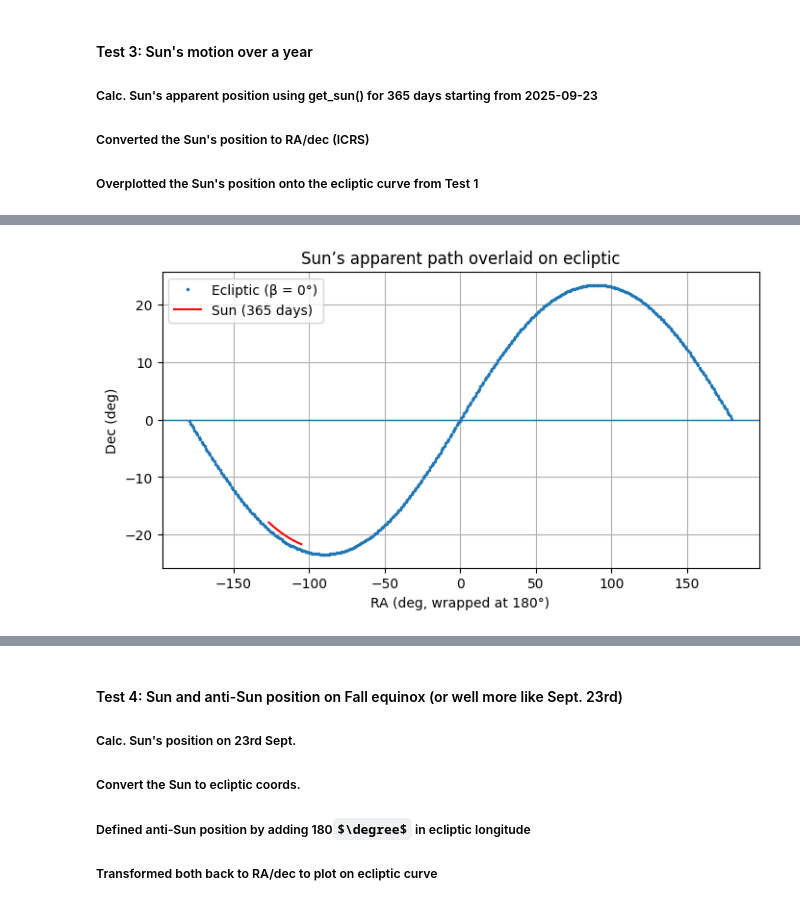
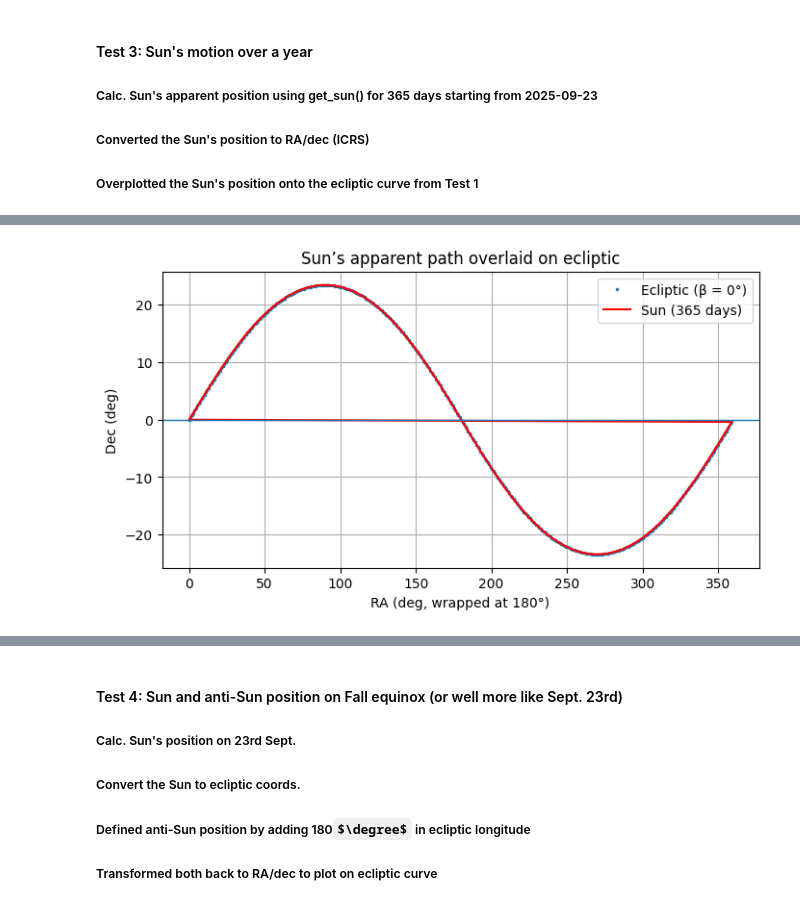
Before and after one commit to devanshi-s04/neomod, a Jupyter notebook: tests_coordinates.ipynb, the cells around one changed output, grey strips where cells are left out. Saved outputs shown, nothing was run; the diff lists cells and outputs as text; code cells hidden in the pictures; some formulas as TeX source.

```diff
--- a/tests_coordinates.ipynb
+++ b/tests_coordinates.ipynb
@@ -9,30 +9,42 @@ import matplotlib.pyplot as plt
 
 import astropy.units as u
 from astropy.time import Time
-from astropy.coordinates import SkyCoord, GeocentricTrueEcliptic, ICRS
+from astropy.coordinates import SkyCoord, GeocentricTrueEcliptic, ICRS, GCRS, GeocentricMeanEcliptic, HeliocentricEclipticIAU76
 
 # Build ecliptic coordinates: lambda 0 -> 360, beta = 0
 lam = np.linspace(0, 360, 361) * u.deg
 beta = np.zeros_like(lam.value) * u.deg
 
 # Picking fall equinox
-equinox = Time("2025-09-23", scale="utc")
+#equinox = Time("2025-09-23", scale="utc")
 
 ecl = SkyCoord(
     lon=lam,
     lat=beta,
-    frame=GeocentricTrueEcliptic(equinox=equinox),
+    frame=GeocentricMeanEcliptic
 )
 
 # Convert to equatorial (ICRS)
-eq = ecl.transform_to(ICRS())
+eq = ecl.transform_to(ICRS)
 
-ra = eq.ra.wrap_at(180 * u.deg).deg   # wrap for nicer plotting (-180 - 180)
+#eq = ecl.transform_to(
+#    TrueEclipticGeocentric(equinox=equinox)
+#)
+
+#ecl_back = eq.transform_to(
+#    GeocentricTrueEcliptic(equinox=equinox)
+#)
+
+
+
+
+ra = eq.ra.deg   # wrap for nicer plotting (-180 - 180)
+raW = eq.ra.wrap_at(180 * u.deg).deg   # wrap for nicer plotting (-180 - 180)
 dec = eq.dec.deg
 
 # Plot RA vs Dec
 plt.figure(figsize=(8, 4))
-plt.plot(ra, dec, ".", ms=3)
+plt.plot(raW, dec, ".", ms=3)
 plt.axhline(0, lw=1)
 plt.xlabel("RA (deg, wrapped at 180°)")
 plt.ylabel("Dec (deg)")
@@ -86,12 +149,14 @@ from astropy.coordinates import get_sun
 # 365 days starting Sep 23, 2025
 t0 = Time("2025-09-23", scale="utc")
 times = t0 + np.arange(365) * u.day
+print(np.min(times), np.max(times))
 
 # Sun position in RA/Dec
-sun = get_sun(times).transform_to(ICRS())
+#sun = get_sun(times).transform_to(ICRS())
+sun = get_sun(times)
 
-sun_ra = sun.ra.wrap_at(180 * u.deg).deg
-#sun_ra = sun.ra.deg
+#sun_ra = sun.ra.wrap_at(180 * u.deg).deg
+sun_ra = sun.ra.deg
 sun_dec = sun.dec.deg
 
 # Plot: ecliptic curve + Sun track
@@ -114 +180 @@ plt.show()
-[figure, old version]
+[figure, new version]
```
Also changed, not shown: parts of 12 cells of this notebook, 3 other files.
